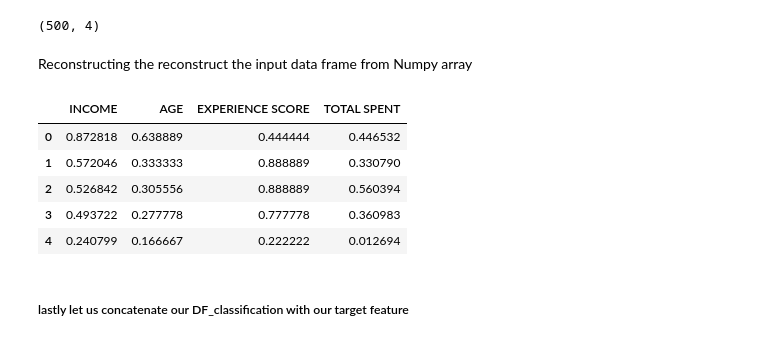
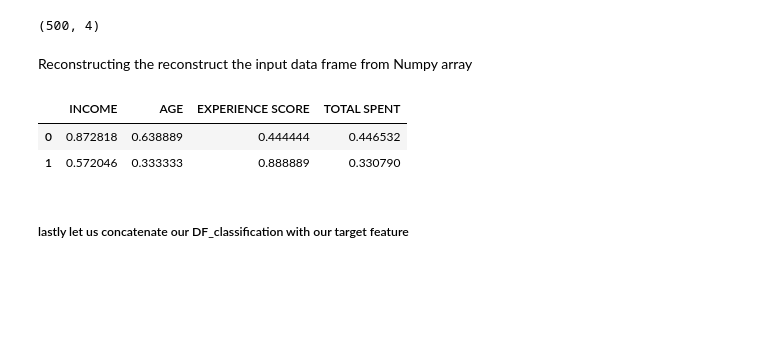
Before and after one commit to okeks/classification-supervised-, a Jupyter notebook: Retailer X Classification Analysis-Supervised Learning.ipynb, the cells around one changed output. Saved outputs shown, nothing was run; the diff lists cells and outputs as text; code cells hidden in the pictures; blank space fills up the shorter version.

```diff
--- a/Retailer X Classification Analysis-Supervised Learning.ipynb
+++ b/Retailer X Classification Analysis-Supervised Learning.ipynb
@@ -779,14 +779,11 @@ DF_classification.shape
 Reconstructing the reconstruct the input data frame from Numpy array
 # %%
 DF_classification=pd.DataFrame(DF_classification, columns=DF_classification_column_names)
-DF_classification.head(5)
+DF_classification.head(2)
 # %% [output]
 |  | INCOME | AGE | EXPERIENCE SCORE | TOTAL SPENT |
 | 0 | 0.872818 | 0.638889 | 0.444444 | 0.446532 |
 | 1 | 0.572046 | 0.333333 | 0.888889 | 0.330790 |
-| 2 | 0.526842 | 0.305556 | 0.888889 | 0.560394 |
-| 3 | 0.493722 | 0.277778 | 0.777778 | 0.360983 |
-| 4 | 0.240799 | 0.166667 | 0.222222 | 0.012694 |
 # %% [markdown]
 ##### lastly let us concatenate our DF_classification with our target feature
 # %%
```
Also changed, not shown: parts of 95 cells of this notebook.
